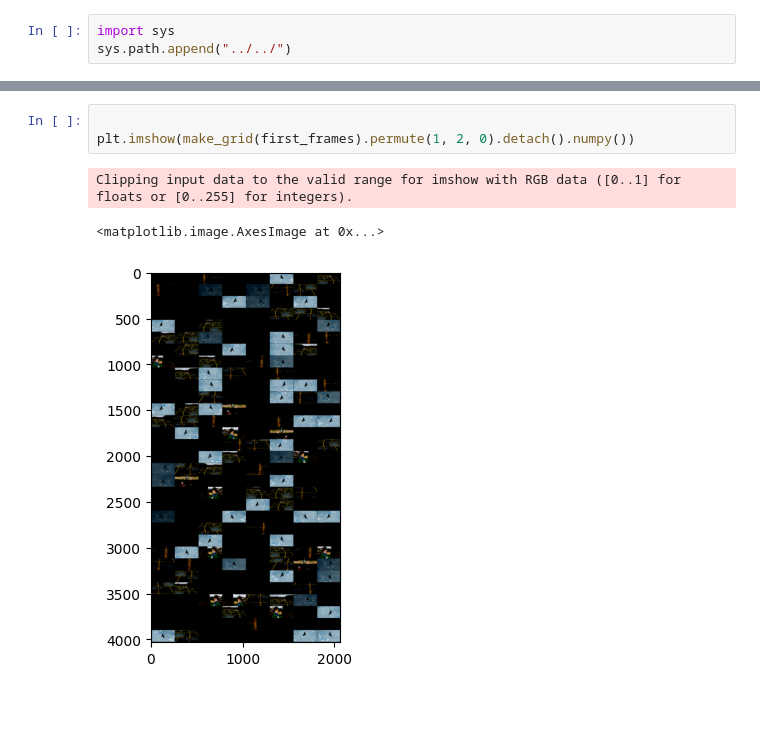
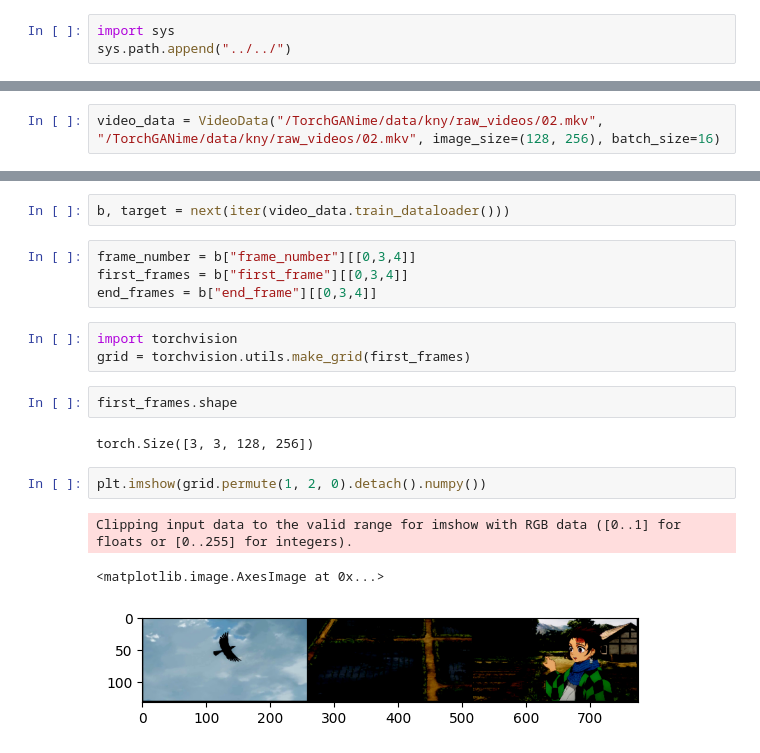
Before and after one commit to Kurokabe/TorchGANime, a Jupyter notebook: notebooks/model/ganime.ipynb, the cells around one changed output, grey strips where cells are left out. Cells and saved outputs as stored; diff of their text form; blank space fills up the shorter version.

```diff
--- a/notebooks/model/ganime.ipynb
+++ b/notebooks/model/ganime.ipynb
@@ -56,0 +23,2 @@ Clipping input data to the valid range for imshow with RGB data ([0..1] for floa
+# %%
+video_data = VideoData("/TorchGANime/data/kny/raw_videos/02.mkv", "/TorchGANime/data/kny/raw_videos/02.mkv", image_size=(128, 256), batch_size=16)
@@ -57,7 +28,19 @@ Clipping input data to the valid range for imshow with RGB data ([0..1] for floa
+# %%
+b, target = next(iter(video_data.train_dataloader()))
+# %%
+frame_number = b["frame_number"][[0,3,4]]
+first_frames = b["first_frame"][[0,3,4]]
+end_frames = b["end_frame"][[0,3,4]]
+# %%
+import torchvision
+grid = torchvision.utils.make_grid(first_frames)
+# %%
+first_frames.shape
+# %% [output]
+torch.Size([3, 3, 128, 256])
 # %%
-
-plt.imshow(make_grid(first_frames).permute(1, 2, 0).detach().numpy())
+plt.imshow(grid.permute(1, 2, 0).detach().numpy())
 # %% [output]
 Clipping input data to the valid range for imshow with RGB data ([0..1] for floats or [0..255] for integers).
 <matplotlib.image.AxesImage at 0x...>
-[figure, old version]
+[figure, new version]
```
Also changed, not shown: parts of 40 cells of this notebook, 4 other files.
